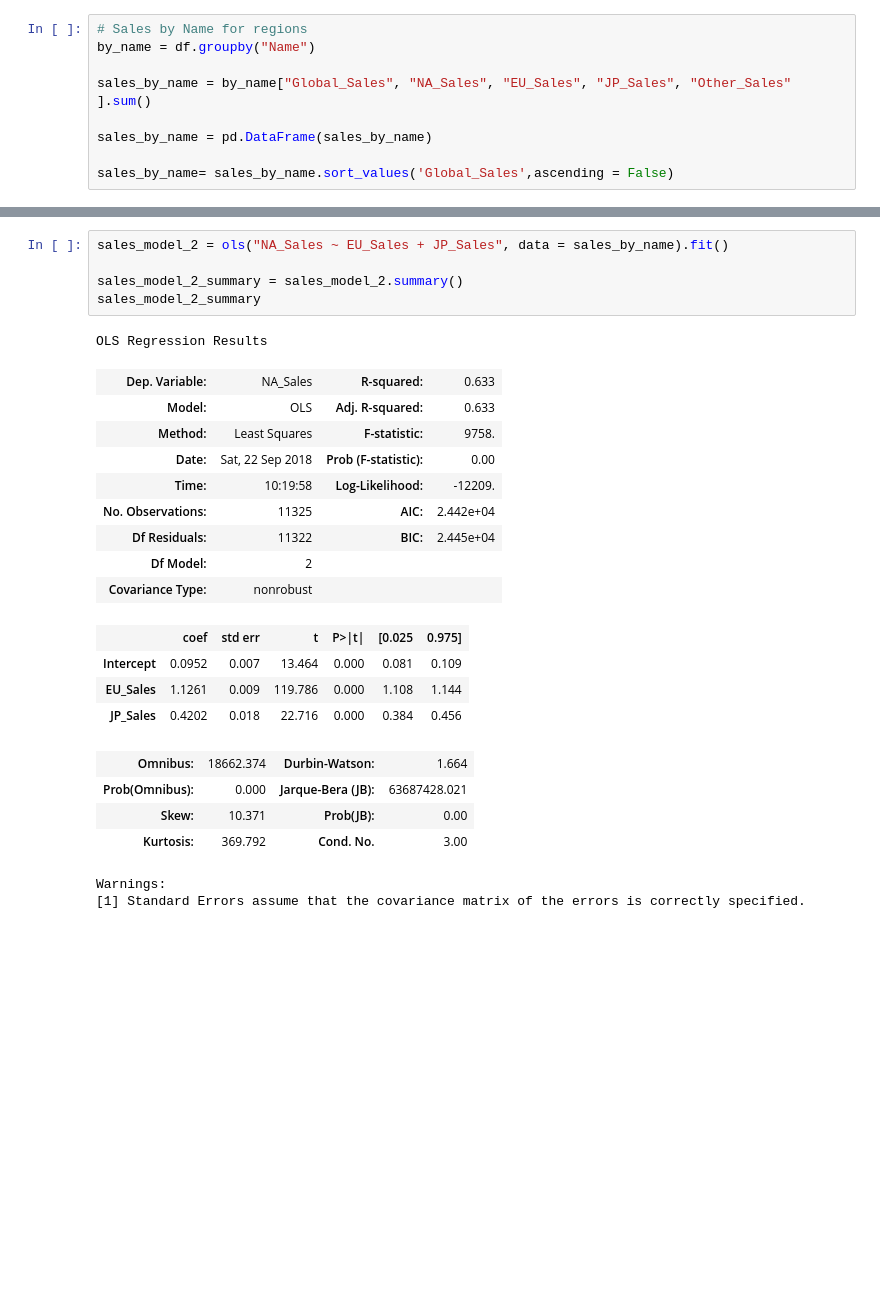
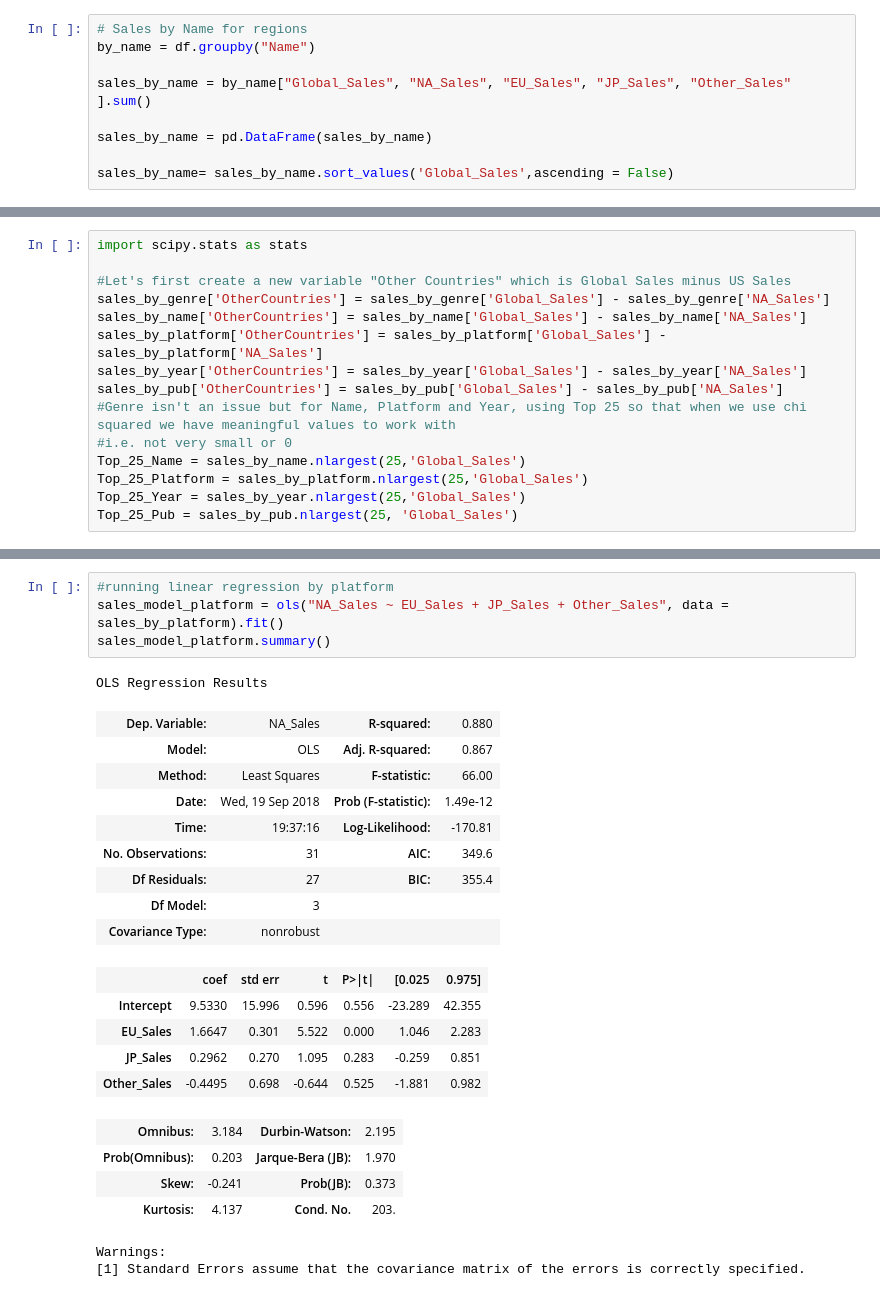
Before and after one commit to MarkovCredit/Project_1_Team6, a Jupyter notebook: T6_P1_ML_09192018.ipynb, the cells around one changed output, grey strips where cells are left out. Saved outputs shown, nothing was run; the diff lists cells and outputs as text; blank space fills up the shorter version.

```diff
--- a/T6_P1_ML_09192018.ipynb
+++ b/T6_P1_ML_09192018.ipynb
@@ -393,0 +350,15 @@ Power_divergenceResult(statistic=2312.864231274496, pvalue=0.0)
+# %%
+import scipy.stats as stats
+
+#Let's first create a new variable "Other Countries" which is Global Sales minus US Sales
+sales_by_genre['OtherCountries'] = sales_by_genre['Global_Sales'] - sales_by_genre['NA_Sales']
+sales_by_name['OtherCountries'] = sales_by_name['Global_Sales'] - sales_by_name['NA_Sales']
+sales_by_platform['OtherCountries'] = sales_by_platform['Global_Sales'] - sales_by_platform['NA_Sales']
+sales_by_year['OtherCountries'] = sales_by_year['Global_Sales'] - sales_by_year['NA_Sales']
+sales_by_pub['OtherCountries'] = sales_by_pub['Global_Sales'] - sales_by_pub['NA_Sales']
+#Genre isn't an issue but for Name, Platform and Year, using Top 25 so that when we use chi squared we have meaningful values to work with
+#i.e. not very small or 0
+Top_25_Name = sales_by_name.nlargest(25,'Global_Sales')
+Top_25_Platform = sales_by_platform.nlargest(25,'Global_Sales')
+Top_25_Year = sales_by_year.nlargest(25,'Global_Sales')
+Top_25_Pub = sales_by_pub.nlargest(25, 'Global_Sales')
@@ -433,26 +509,26 @@ Warnings:
 # %%
-sales_model_2 = ols("NA_Sales ~ EU_Sales + JP_Sales", data = sales_by_name).fit()
-
-sales_model_2_summary = sales_model_2.summary()
-sales_model_2_summary
+#running linear regression by platform
+sales_model_platform = ols("NA_Sales ~ EU_Sales + JP_Sales + Other_Sales", data = sales_by_platform).fit()
+sales_model_platform.summary()
 # %% [output]
 OLS Regression Results
-| Dep. Variable: | NA_Sales | R-squared: | 0.633 |
-| Model: | OLS | Adj. R-squared: | 0.633 |
-| Method: | Least Squares | F-statistic: | 9758. |
-| Date: | Sat, 22 Sep 2018 | Prob (F-statistic): | 0.00 |
-| Time: | 10:19:58 | Log-Likelihood: | -12209. |
-| No. Observations: | 11325 | AIC: | 2.442e+04 |
-| Df Residuals: | 11322 | BIC: | 2.445e+04 |
-| Df Model: | 2 |  |  |
+| Dep. Variable: | NA_Sales | R-squared: | 0.880 |
+| Model: | OLS | Adj. R-squared: | 0.867 |
+| Method: | Least Squares | F-statistic: | 66.00 |
+| Date: | Wed, 19 Sep 2018 | Prob (F-statistic): | 1.49e-12 |
+| Time: | 19:37:16 | Log-Likelihood: | -170.81 |
+| No. Observations: | 31 | AIC: | 349.6 |
+| Df Residuals: | 27 | BIC: | 355.4 |
+| Df Model: | 3 |  |  |
 | Covariance Type: | nonrobust |  |  |
 |  | coef | std err | t | P>|t| | [0.025 | 0.975] |
-| Intercept | 0.0952 | 0.007 | 13.464 | 0.000 | 0.081 | 0.109 |
-| EU_Sales | 1.1261 | 0.009 | 119.786 | 0.000 | 1.108 | 1.144 |
-| JP_Sales | 0.4202 | 0.018 | 22.716 | 0.000 | 0.384 | 0.456 |
+| Intercept | 9.5330 | 15.996 | 0.596 | 0.556 | -23.289 | 42.355 |
+| EU_Sales | 1.6647 | 0.301 | 5.522 | 0.000 | 1.046 | 2.283 |
+| JP_Sales | 0.2962 | 0.270 | 1.095 | 0.283 | -0.259 | 0.851 |
+| Other_Sales | -0.4495 | 0.698 | -0.644 | 0.525 | -1.881 | 0.982 |
-| Omnibus: | 18662.374 | Durbin-Watson: | 1.664 |
-| Prob(Omnibus): | 0.000 | Jarque-Bera (JB): | 63687428.021 |
-| Skew: | 10.371 | Prob(JB): | 0.00 |
-| Kurtosis: | 369.792 | Cond. No. | 3.00 |
+| Omnibus: | 3.184 | Durbin-Watson: | 2.195 |
+| Prob(Omnibus): | 0.203 | Jarque-Bera (JB): | 1.970 |
+| Skew: | -0.241 | Prob(JB): | 0.373 |
+| Kurtosis: | 4.137 | Cond. No. | 203. |
 Warnings:
 [1] Standard Errors assume that the covariance matrix of the errors is correctly specified.
```
Also changed, not shown: parts of 35 cells of this notebook.
